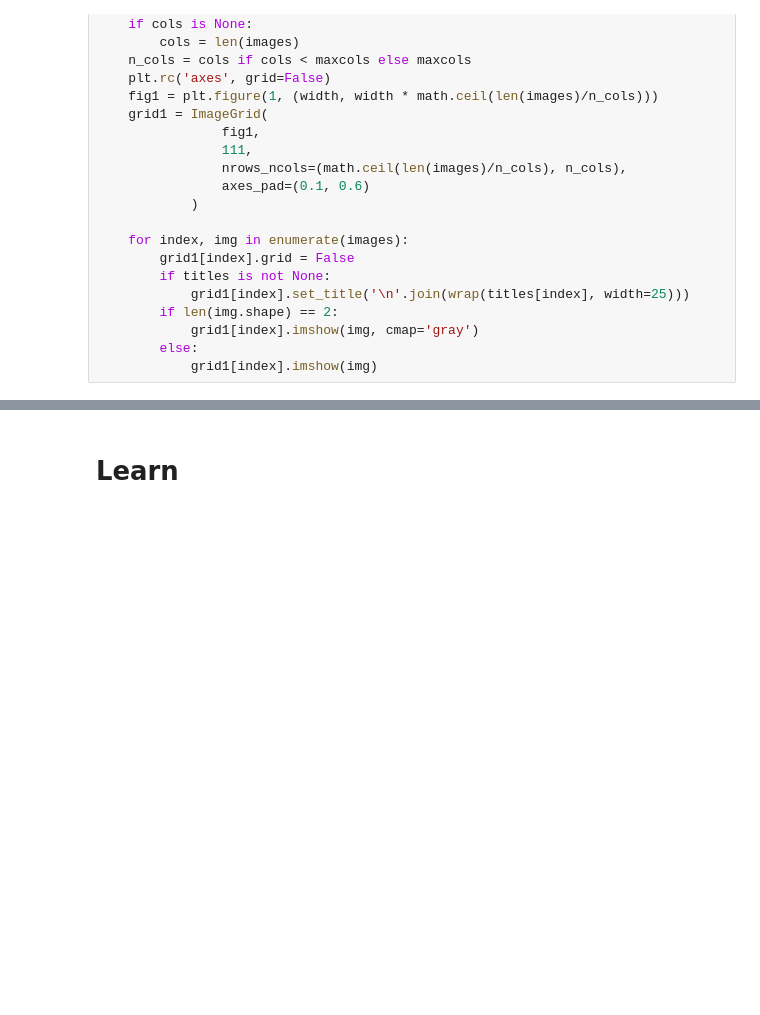
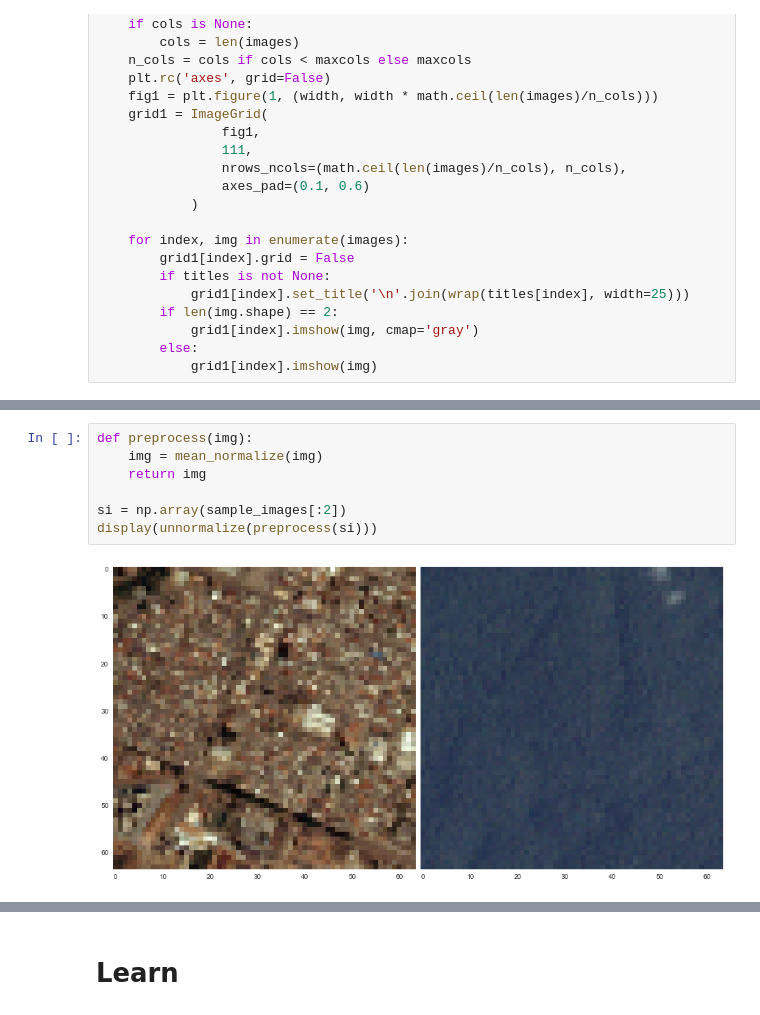
Before and after one commit to norman-thomas/kaggle-planet-amazon, a Jupyter notebook: Amazon.ipynb, the cells around one changed output, grey strips where cells are left out. Cells and saved outputs as stored; diff of their text form; blank space fills up the shorter version.

```diff
--- a/Amazon.ipynb
+++ b/Amazon.ipynb
@@ -218 +237,10 @@ display(
+# %%
+def preprocess(img):
+    img = mean_normalize(img)
+    return img
+
+si = np.array(sample_images[:2])
+display(unnormalize(preprocess(si)))
+# %% [output]
+[figure, added]
 # %%
```
Also changed, not shown: parts of 14 cells of this notebook, 1 other file.
